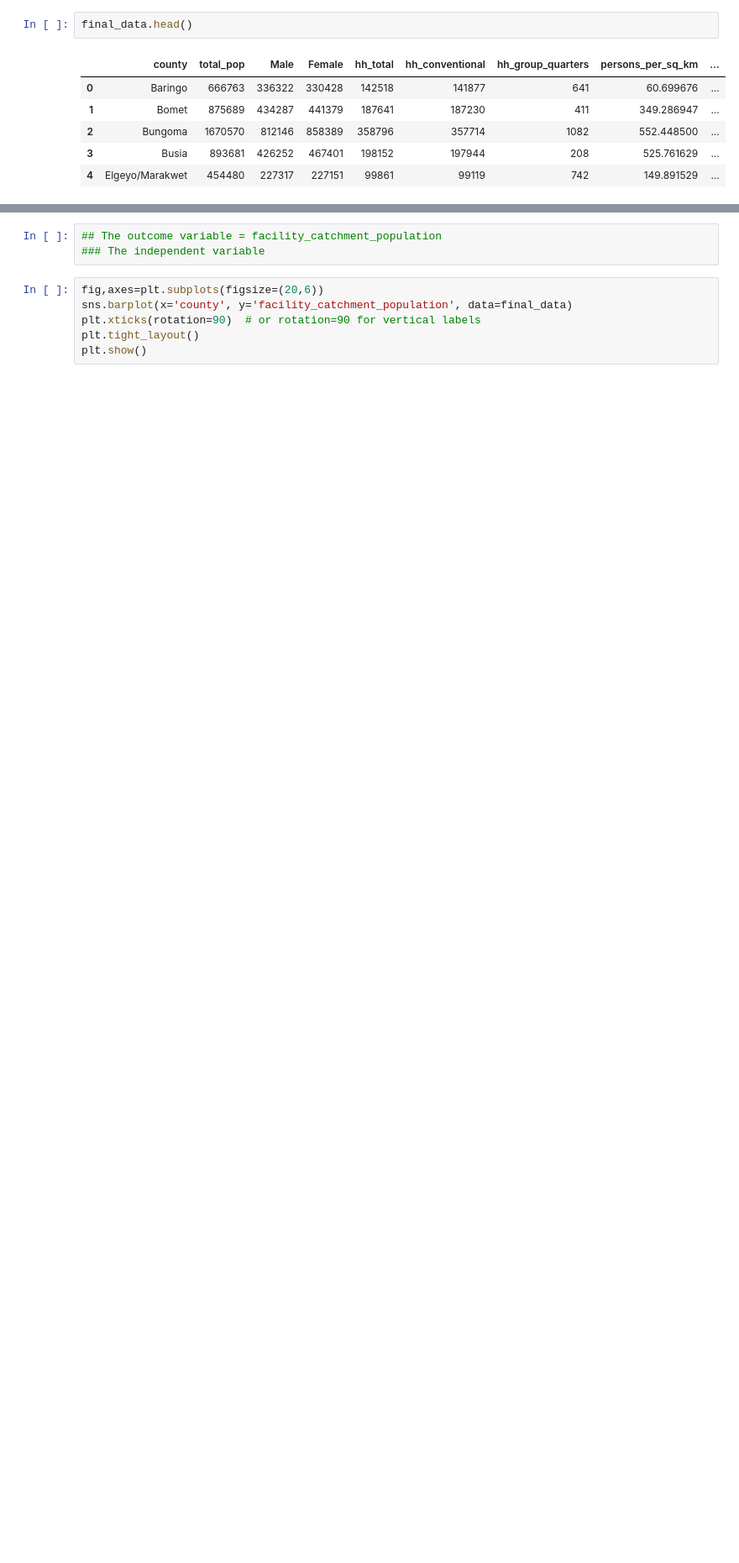
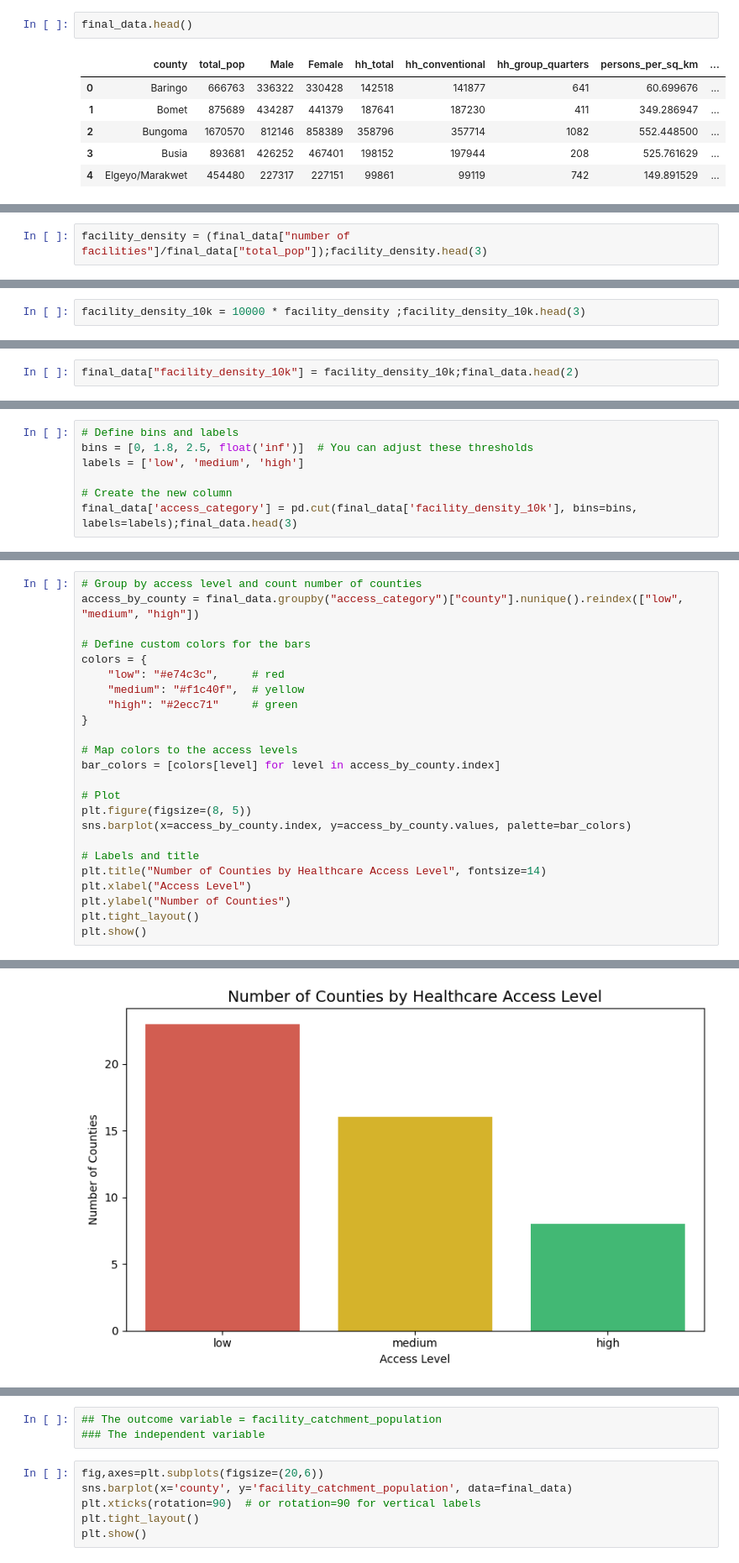
Before and after one commit to csaafrica/Group1-Healthcare_Access_Inequality_Predictor, a Jupyter notebook: health_care_project.ipynb, the cells around one changed output, grey strips where cells are left out. Shown at 84% size. Cells and saved outputs as stored; diff of their text form; blank space fills up the shorter version.

Commit message:
Column for facility density and visualization added

```diff
--- a/health_care_project.ipynb
+++ b/health_care_project.ipynb
@@ -369,0 +383,2 @@ final_data.head()
+# %%
+facility_density = (final_data["number of facilities"]/final_data["total_pop"]);facility_density.head(3)
@@ -369,0 +390,2 @@ final_data.head()
+# %%
+facility_density_10k = 10000 * facility_density ;facility_density_10k.head(3)
@@ -369,0 +399,2 @@ final_data.head()
+# %%
+final_data["facility_density_10k"] = facility_density_10k;final_data.head(2)
@@ -369,0 +425,7 @@ final_data.head()
+# %%
+# Define bins and labels
+bins = [0, 1.8, 2.5, float('inf')]  # You can adjust these thresholds
+labels = ['low', 'medium', 'high']
+
+# Create the new column
+final_data['access_category'] = pd.cut(final_data['facility_density_10k'], bins=bins, labels=labels);final_data.head(3)
@@ -369,0 +437,25 @@ final_data.head()
+# %%
+# Group by access level and count number of counties
+access_by_county = final_data.groupby("access_category")["county"].nunique().reindex(["low", "medium", "high"])
+
+# Define custom colors for the bars
+colors = {
+    "low": "#e74c3c",     # red
+    "medium": "#f1c40f",  # yellow
+    "high": "#2ecc71"     # green
+}
+
+# Map colors to the access levels
+bar_colors = [colors[level] for level in access_by_county.index]
+
+# Plot
+plt.figure(figsize=(8, 5))
+sns.barplot(x=access_by_county.index, y=access_by_county.values, palette=bar_colors)
+
+# Labels and title
+plt.title("Number of Counties by Healthcare Access Level", fontsize=14)
+plt.xlabel("Access Level")
+plt.ylabel("Number of Counties")
+plt.tight_layout()
+plt.show()
+# %% [output]
@@ -369,0 +465 @@ final_data.head()
+[figure, added]
```
Also changed, not shown: parts of 40 cells of this notebook.
